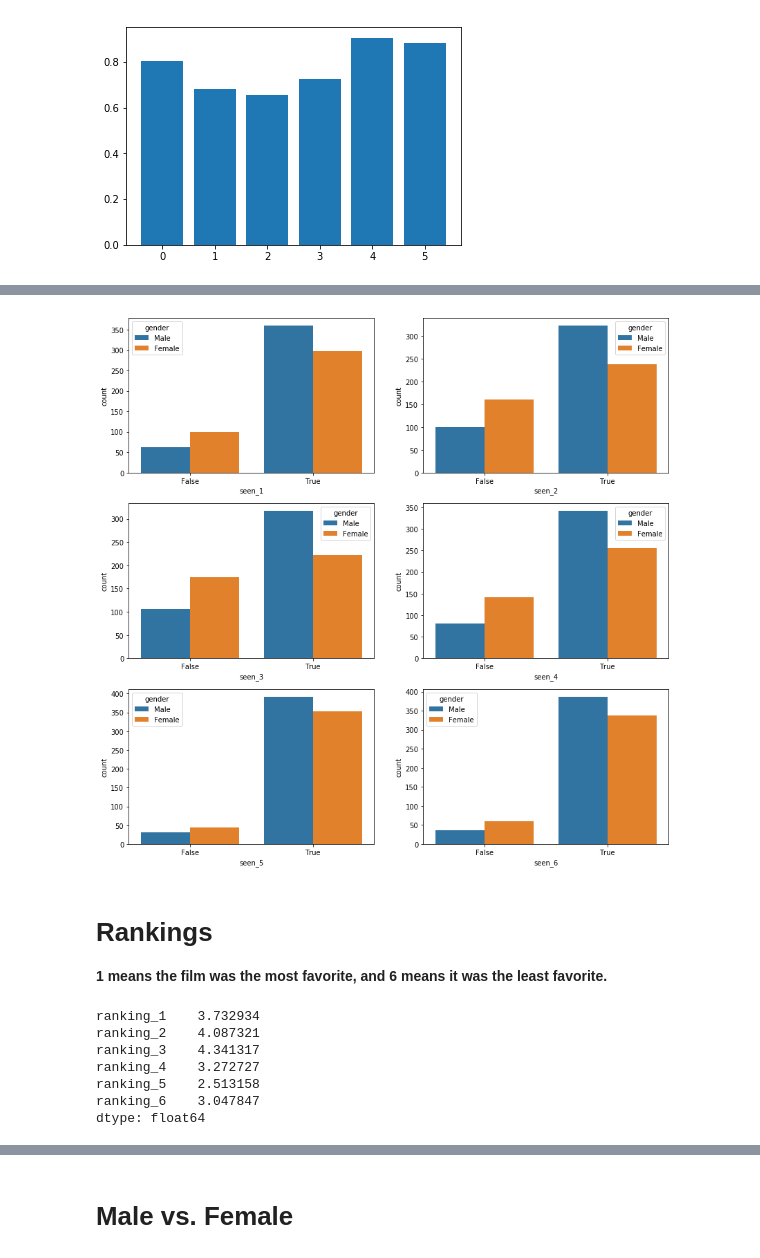
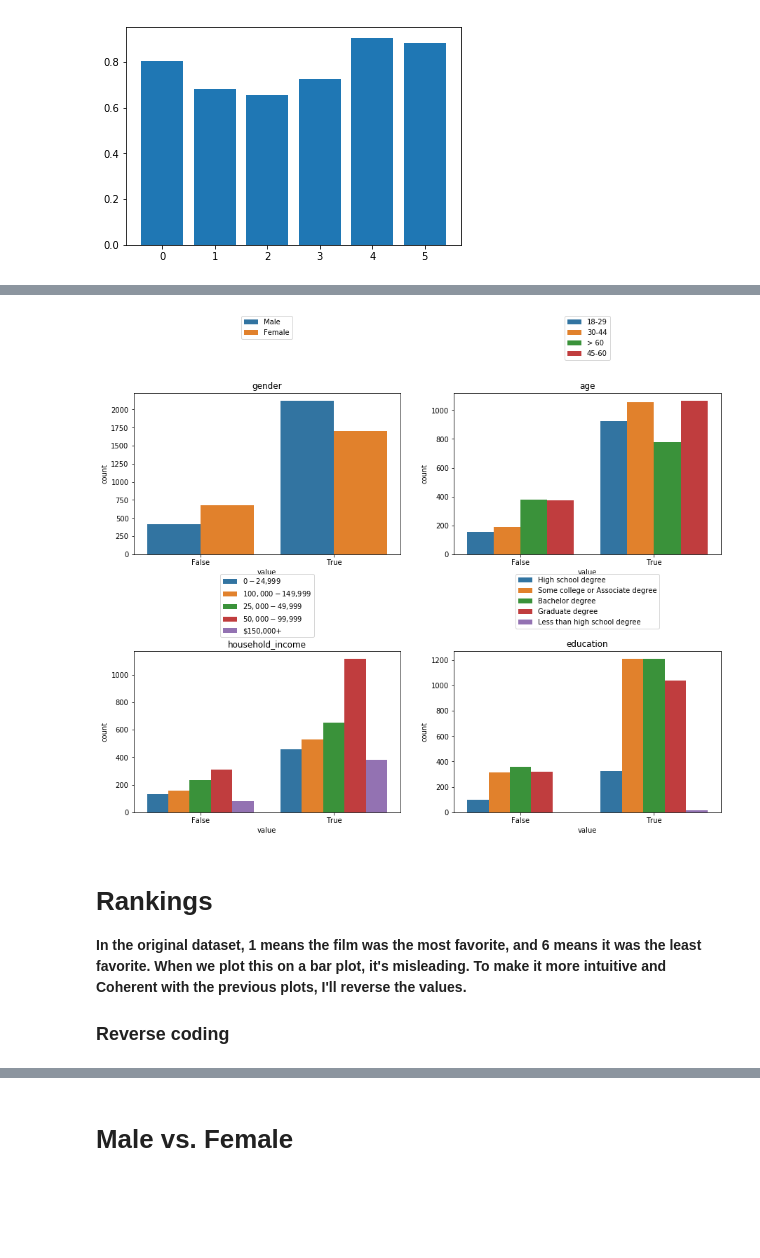
Before and after one commit to tainangao/Star-Wars-Survey, a Jupyter notebook: Star Wars Survey.ipynb, the cells around one changed output, grey strips where cells are left out. Cells and saved outputs as stored; diff of their text form; code cells hidden in the pictures; blank space fills up the shorter version.

Commit message:
About to get rid of the melt

```diff
--- a/Star Wars Survey.ipynb
+++ b/Star Wars Survey.ipynb
@@ -56,6 +56,8 @@ star_wars = star_wars.rename(columns={
         "Unnamed: 12": "ranking_4",
         "Unnamed: 13": "ranking_5",
         "Unnamed: 14": "ranking_6",
+        'Please state whether you view the following characters favorably, unfavorably, or are unfamiliar with him/her.':
+        'Unnamed: 15',
         "Have you seen any of the 6 films in the Star Wars franchise?":'seen_star_wars',
         "Do you consider yourself to be a fan of the Star Wars film franchise?":'fan_star_wars',
         'Are you familiar with the Expanded Universe?':'familiar_expanded_universe',
@@ -172,3 +179,20 @@ plt.bar(range(6), star_wars[star_wars.columns[3:9]].mean())
 # %% [output]
 <BarContainer object of 6 artists>
 [figure]
+# %%
+cat_cols = ['gender','age','household_income', 'education']
+seen_cols = star_wars.columns[3:9].values
+
+fig = plt.figure(figsize=(10,15))
+
+for sp in range(0,4):
+    ax = fig.add_subplot(4,1,sp+1)
+    table = pd.pivot_table(star_wars,index=cat_cols[sp],values=seen_cols, fill_value=0, aggfunc=np.sum)
+    ax = sns.heatmap(table, cmap='GnBu', annot=True, fmt="d",cbar=False)
+    ax.set(ylabel='')
+    ax.set_title(cat_cols[sp],fontsize=20),
+    #ax.legend(loc='upper center', bbox_to_anchor=(0.5, 1.5))
+
+
+plt.subplots_adjust(hspace = 0.5)
+plt.show()
@@ -174,0 +201,6 @@ plt.bar(range(6), star_wars[star_wars.columns[3:9]].mean())
+# %%
+seenDF = pd.melt(star_wars,
+                 id_vars=['gender','age','household_income', 'education', 'location'],
+                 value_vars=seen_cols,
+                 var_name='seen')
+seenDF.head()
@@ -175,18 +214,20 @@ plt.bar(range(6), star_wars[star_wars.columns[3:9]].mean())
 # %%
-view_cols = star_wars.columns[3:9].values
 
-fig = plt.figure(figsize=(14,14))
+fig = plt.figure(figsize=(15,11))
 
-for sp in range(0,6):
-    ax = fig.add_subplot(3,2,sp+1)
-    sns.countplot(x=view_cols[sp], hue='gender', data=star_wars, ax=ax)
+for sp in range(0,4):
+    ax = fig.add_subplot(2,2,sp+1)
+    sns.countplot(x='value', hue=cat_cols[sp], data=seenDF, ax=ax)
+    ax.set_title(cat_cols[sp]),
+    ax.legend(loc='upper center', bbox_to_anchor=(0.5, 1.5))
 
+
+plt.subplots_adjust(hspace = 0.6)
 plt.show()
-
-# need to disable first 5 legends
-# set colors
 # %% [output]
-[figure, old version]
+[figure, new version]
 # %% [markdown]
 # Rankings
-<b>1 means the film was the most favorite, and 6 means it was the least favorite.</b>
+<b>In the original dataset, 1 means the film was the most favorite, and 6 means it was the least favorite. When we plot this on a bar plot, it's misleading. To make it more intuitive and Coherent with the previous plots, I'll reverse the values.</b>
+
+### Reverse coding
@@ -195,10 +233,0 @@ star_wars[star_wars.columns[9:15]] = star_wars[star_wars.columns[9:15]].astype(f
-# %%
-star_wars[star_wars.columns[9:15]].mean()
-# %% [output]
-ranking_1    3.732934
-ranking_2    4.087321
-ranking_3    4.341317
-ranking_4    3.272727
-ranking_5    2.513158
-ranking_6    3.047847
-dtype: float64
```
Also changed, not shown: parts of 22 cells of this notebook.
